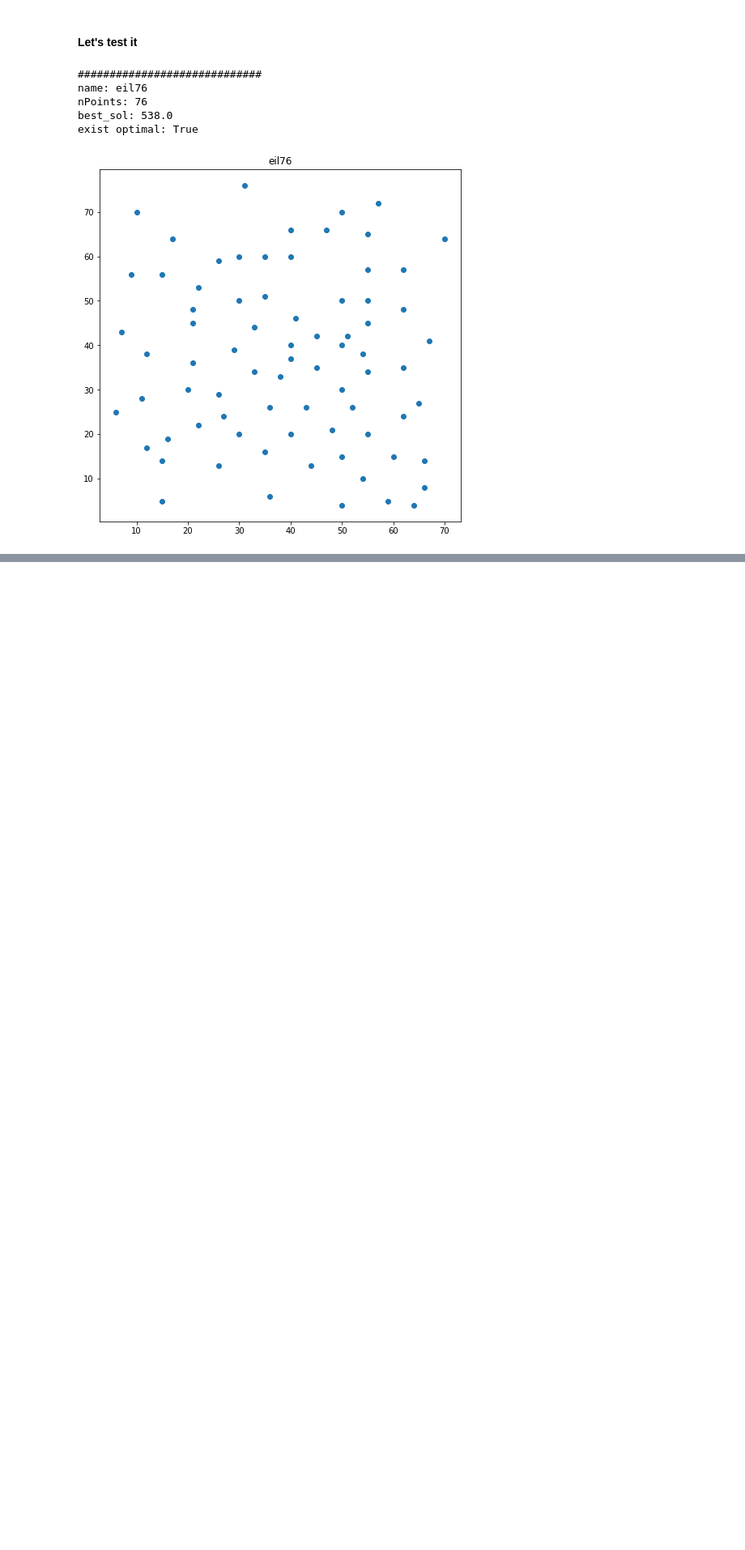
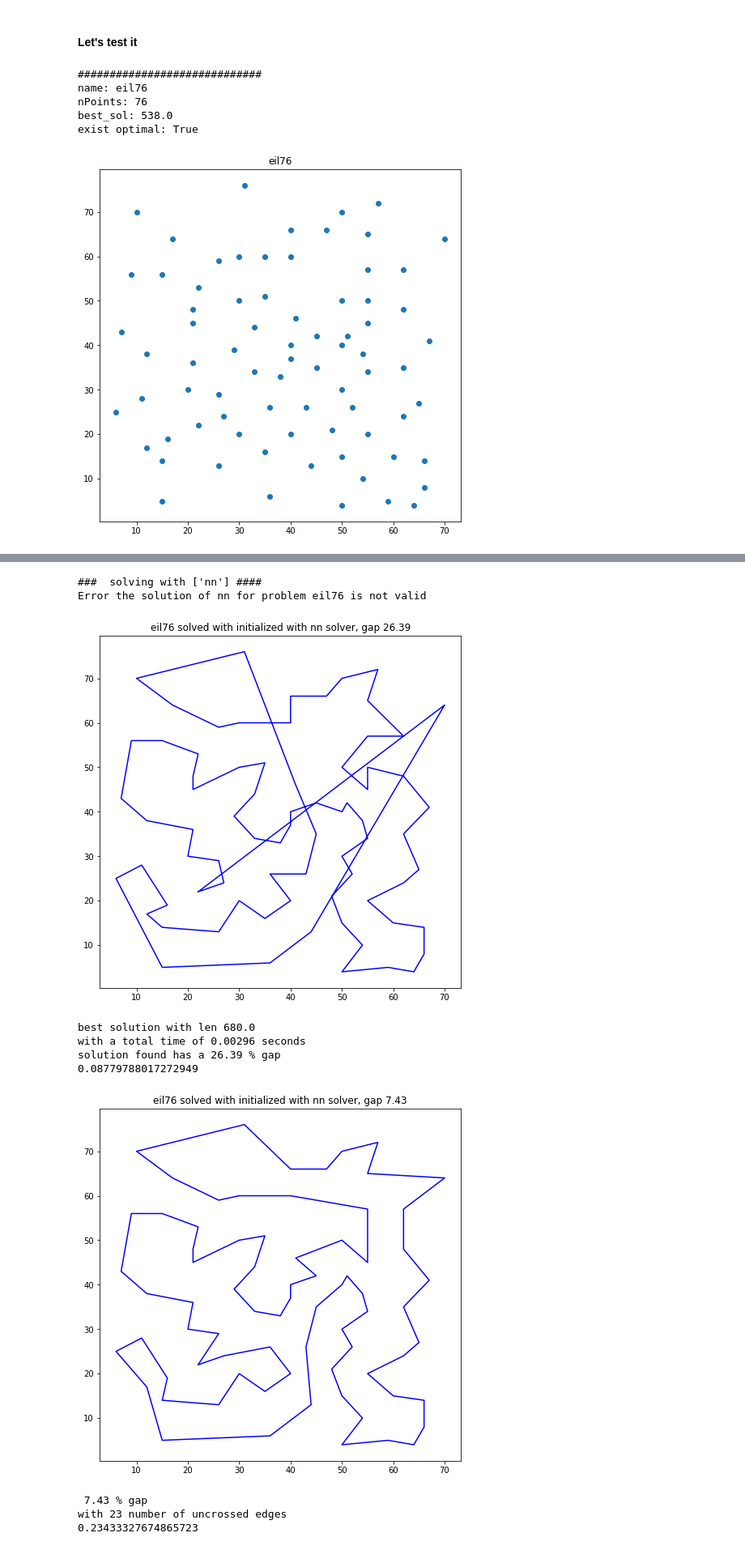
Before and after one commit to Dario-Mantegazza/AI2020BsC, a Jupyter notebook: Lectures/Student_lecture 3.ipynb, the cells around one changed output, grey strips where cells are left out. Shown at 81% size. Drawn from its saved outputs; the diff is of its cells as text; code cells hidden in the pictures; blank space fills up the shorter version.

```diff
--- a/Lectures/Student_lecture 3.ipynb
+++ b/Lectures/Student_lecture 3.ipynb
@@ -135,0 +222,52 @@ We will see it in the next Lecture
+# %%
+solver = TSPSolver("nn", p_inst, available_solvers)
+start = t()
+solver.compute_solution(return_value=False, verbose=True)
+end = t()
+
+solver.plot_solution()
+print(f"best solution with len {solver.found_length} \nwith a total time of {np.round(end - start, 5)} seconds")
+print(f"solution found has a {solver.gap} % gap")
+
+old_solution=solver.solution
+
+
+start = t()
+solution, new_length, uncross = loop2opt(old_solution, p_inst)
+end = t()
+print(end -  start)
+solver.method = "nn folowed by 2 opt"
+
+assert solver.pass_and_check_if_solution_is_valid(solution), "Solution non valid"
+solver.solved = True
+solver.solution = solution
+solver.plot_solution()
+solver._gap()
+print(f" {solver.gap} % gap")
+print(f"with {uncross} number of uncrossed edges")
+
+start = t()
+solution, new_length, uncross = loop2dot5opt(old_solution, p_inst)
+end = t()
+print(end -  start)
+solver.method = "nn folowed by 2.5 opt"
+
+assert solver.pass_and_check_if_solution_is_valid(solution), "Solution non valid"
+solver.solved = True
+solver.solution = solution
+solver.plot_solution()
+solver._gap()
+print(f" {solver.gap} % gap")
+print(f"with {uncross} number of uncrossed edges")
+# %% [output]
+###  solving with ['nn'] ####
+Error the solution of nn for problem eil76 is not valid
+[figure, added]
+best solution with len 680.0
+with a total time of 0.00296 seconds
+solution found has a 26.39 % gap
+0.08779788017272949
+[figure, added]
+ 7.43 % gap
+with 23 number of uncrossed edges
+0.23433327674865723
```
Also changed, not shown: parts of 12 cells of this notebook.
